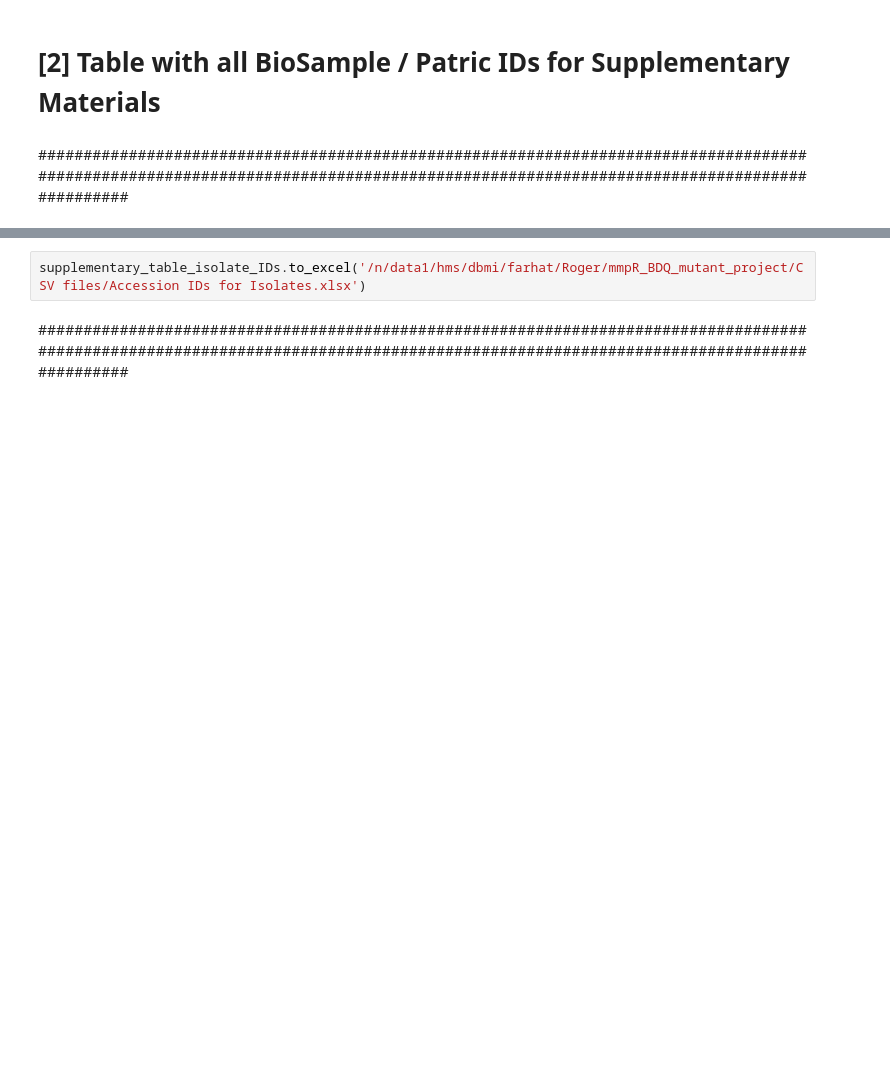
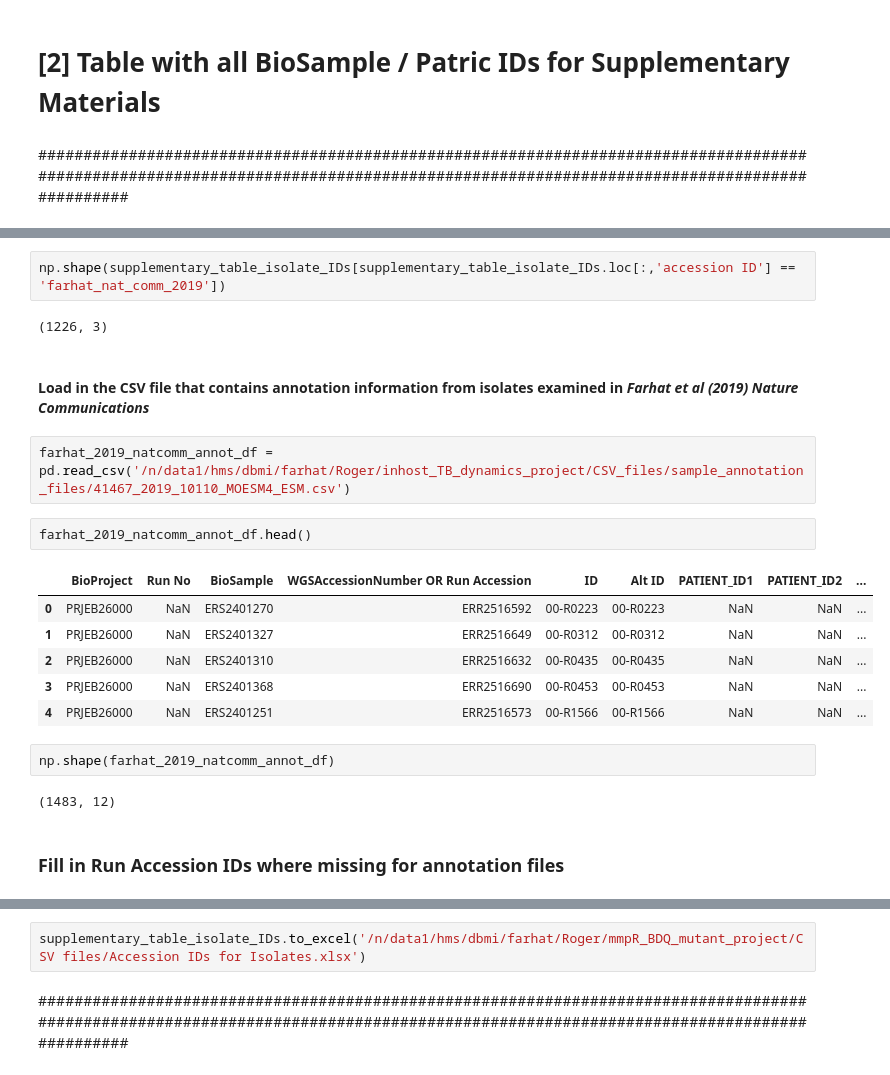
Before and after one commit to farhat-lab/epistasis-KAN-BDQ-Mtbc-resistance, a Jupyter notebook: (L) Geographical & Lineage Distribution and Accession ID wrangle for Samples.ipynb, the cells around one changed output, grey strips where cells are left out. Saved outputs shown, nothing was run; the diff lists cells and outputs as text; blank space fills up the shorter version.

```diff
--- a/(L) Geographical & Lineage Distribution and Accession ID wrangle for Samples.ipynb
+++ b/(L) Geographical & Lineage Distribution and Accession ID wrangle for Samples.ipynb
@@ -244,0 +322,23 @@ np.shape(supplementary_table_isolate_IDs[supplementary_table_isolate_IDs.INFO ==
+# %%
+np.shape(supplementary_table_isolate_IDs[supplementary_table_isolate_IDs.loc[:,'accession ID'] == 'farhat_nat_comm_2019'])
+# %% [output]
+(1226, 3)
+# %% [markdown]
+#### Load in the CSV file that contains annotation information from isolates examined in *Farhat et al (2019) Nature Communications*
+# %%
+farhat_2019_natcomm_annot_df = pd.read_csv('/n/data1/hms/dbmi/farhat/Roger/inhost_TB_dynamics_project/CSV_files/sample_annotation_files/41467_2019_10110_MOESM4_ESM.csv')
+# %%
+farhat_2019_natcomm_annot_df.head()
+# %% [output]
+|  | BioProject | Run No | BioSample | WGSAccessionNumber OR Run Accession | ID | Alt ID | PATIENT_ID1 | PATIENT_ID2 | ... |
+| 0 | PRJEB26000 | NaN | ERS2401270 | ERR2516592 | 00-R0223 | 00-R0223 | NaN | NaN | ... |
+| 1 | PRJEB26000 | NaN | ERS2401327 | ERR2516649 | 00-R0312 | 00-R0312 | NaN | NaN | ... |
+| 2 | PRJEB26000 | NaN | ERS2401310 | ERR2516632 | 00-R0435 | 00-R0435 | NaN | NaN | ... |
+| 3 | PRJEB26000 | NaN | ERS2401368 | ERR2516690 | 00-R0453 | 00-R0453 | NaN | NaN | ... |
+| 4 | PRJEB26000 | NaN | ERS2401251 | ERR2516573 | 00-R1566 | 00-R1566 | NaN | NaN | ... |
+# %%
+np.shape(farhat_2019_natcomm_annot_df)
+# %% [output]
+(1483, 12)
+# %% [markdown]
+### Fill in Run Accession IDs where missing for annotation files
```
Also changed, not shown: parts of 28 cells of this notebook.
